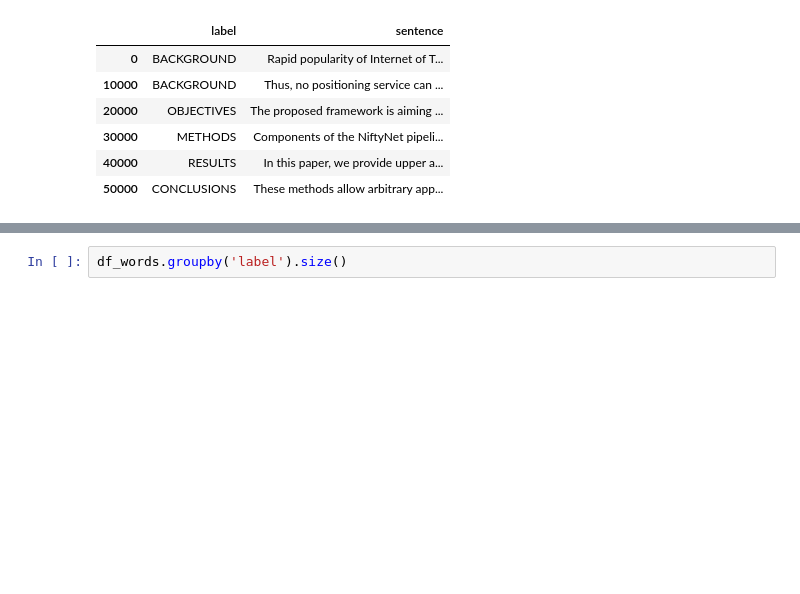
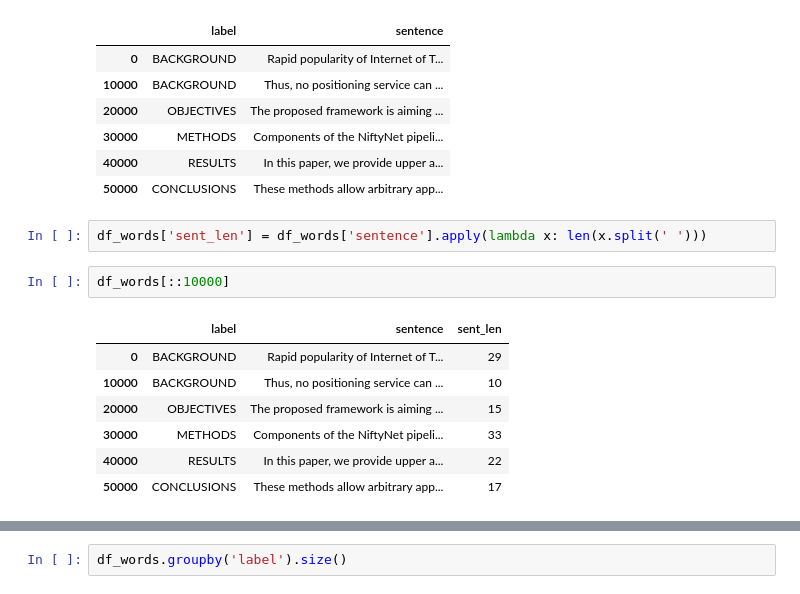
Before and after one commit to TanShengRong/Cheetah, a Jupyter notebook: preprocessing.ipynb, the cells around one changed output, grey strips where cells are left out. Cells and saved outputs as stored; diff of their text form; blank space fills up the shorter version.

Commit message:
nb w/ training sent and label

```diff
--- a/preprocessing.ipynb
+++ b/preprocessing.ipynb
@@ -277,3 +277,15 @@ df_words[::10000]
 | 30000 | METHODS | Components of the NiftyNet pipeli... |
 | 40000 | RESULTS | In this paper, we provide upper a... |
 | 50000 | CONCLUSIONS | These methods allow arbitrary app... |
+# %%
+df_words['sent_len'] = df_words['sentence'].apply(lambda x: len(x.split(' ')))
+# %%
+df_words[::10000]
+# %% [output]
+|  | label | sentence | sent_len |
+| 0 | BACKGROUND | Rapid popularity of Internet of T... | 29 |
+| 10000 | BACKGROUND | Thus, no positioning service can ... | 10 |
+| 20000 | OBJECTIVES | The proposed framework is aiming ... | 15 |
+| 30000 | METHODS | Components of the NiftyNet pipeli... | 33 |
+| 40000 | RESULTS | In this paper, we provide upper a... | 22 |
+| 50000 | CONCLUSIONS | These methods allow arbitrary app... | 17 |
```
Also changed, not shown: parts of 8 cells of this notebook.
